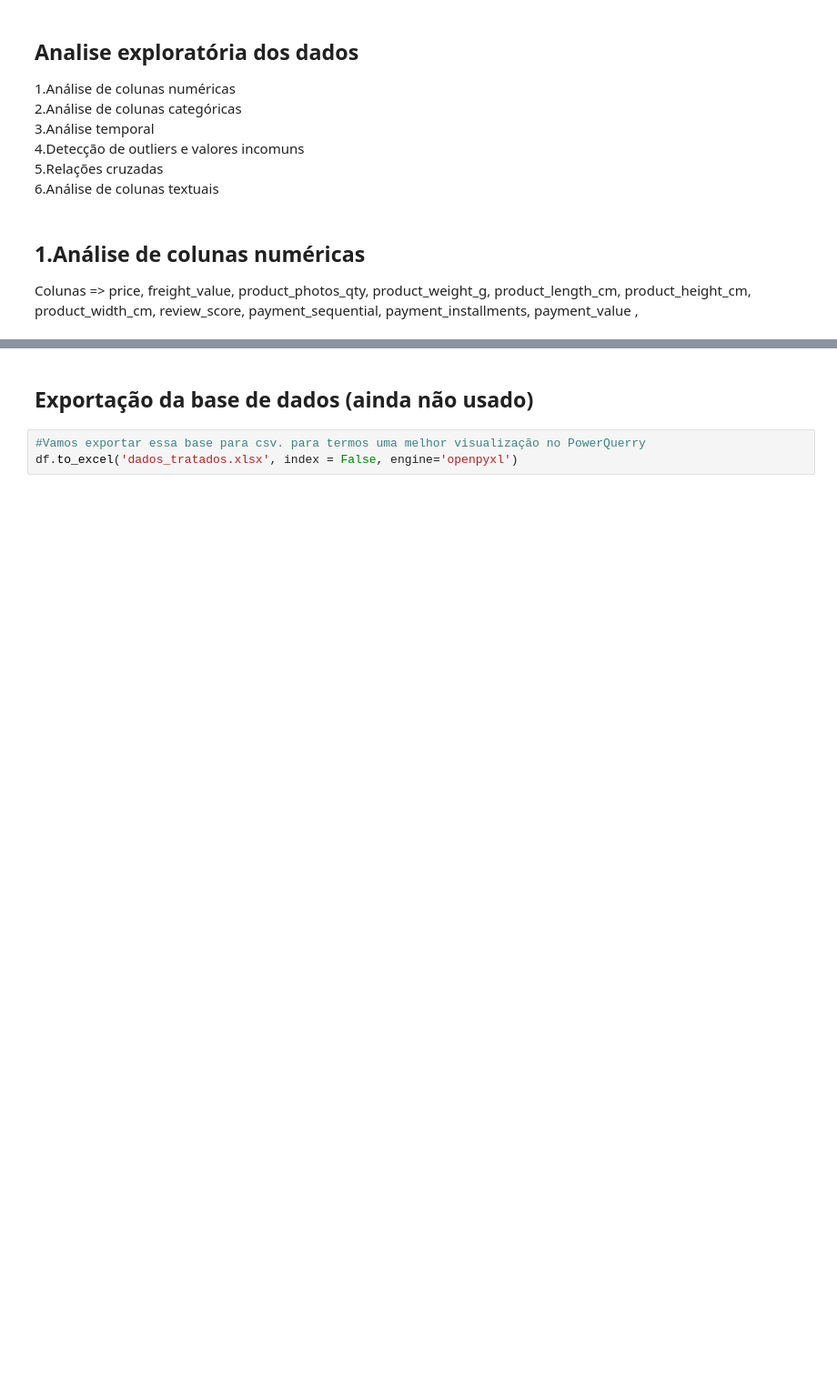
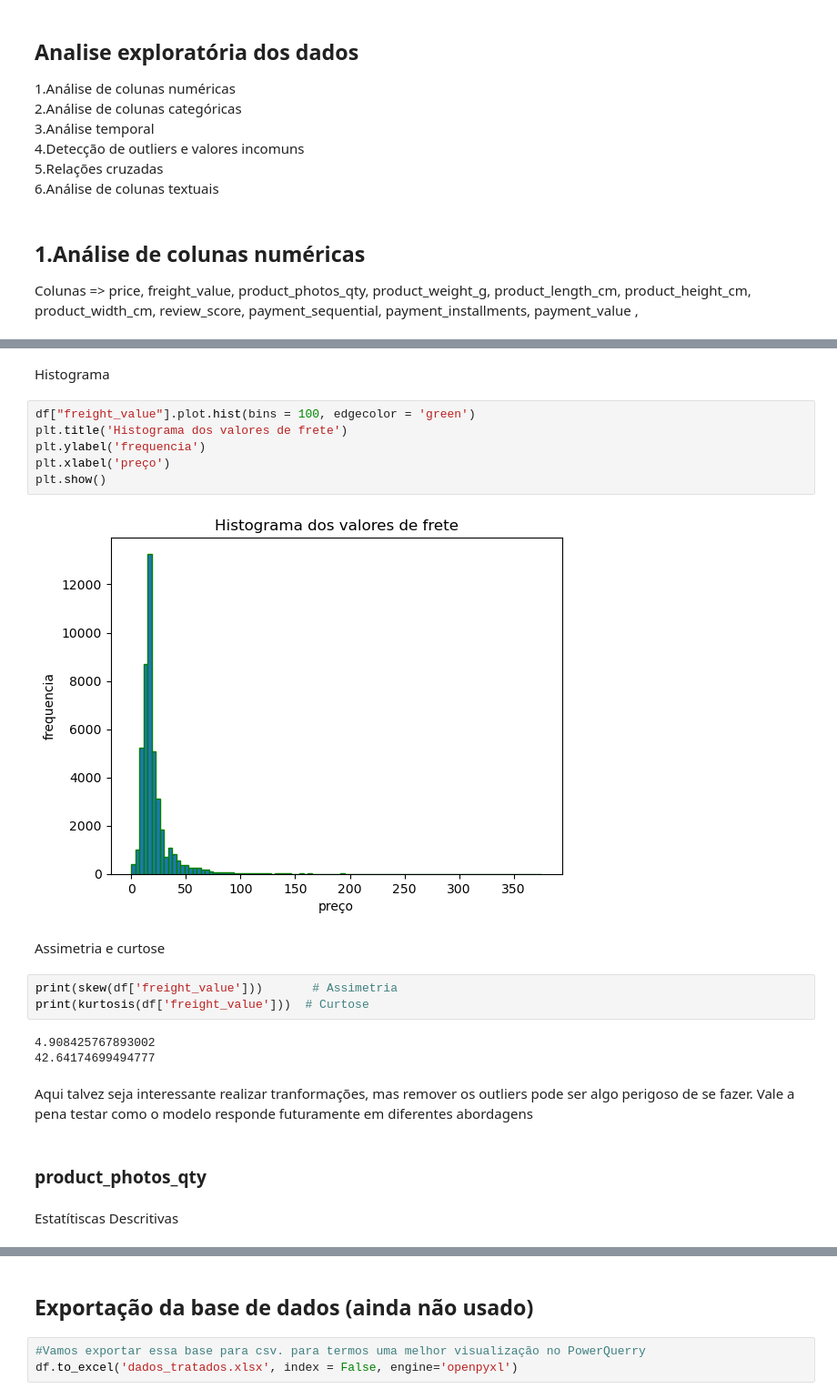
Before and after one commit to supertecode/tcc, a Jupyter notebook: analise_sentimento_previsão_demanda.ipynb, the cells around one changed output, grey strips where cells are left out. Shown: that part at 91% size. Saved outputs shown, nothing was run; the diff lists cells and outputs as text; blank space fills up the shorter version.

```diff
--- a/analise_sentimento_previsão_demanda.ipynb
+++ b/analise_sentimento_previsão_demanda.ipynb
@@ -364,0 +447,24 @@ Colunas => price, freight_value, product_photos_qty, product_weight_g, product_l
+# %% [markdown]
+Histograma
+# %%
+df["freight_value"].plot.hist(bins = 100, edgecolor = 'green')
+plt.title('Histograma dos valores de frete')
+plt.ylabel('frequencia')
+plt.xlabel('preço')
+plt.show()
+# %% [output]
+[figure, added]
+# %% [markdown]
+Assimetria e curtose
+# %%
+print(skew(df['freight_value']))       # Assimetria
+print(kurtosis(df['freight_value']))  # Curtose
+# %% [output]
+4.908425767893002
+42.64174699494777
+# %% [markdown]
+Aqui talvez seja interessante realizar tranformações, mas remover os outliers pode ser algo perigoso de se fazer. Vale a pena testar como o modelo responde futuramente em diferentes abordagens
+# %% [markdown]
+### product_photos_qty
+# %% [markdown]
+Estatítiscas Descritivas
```
Also changed, not shown: parts of 57 cells of this notebook.
